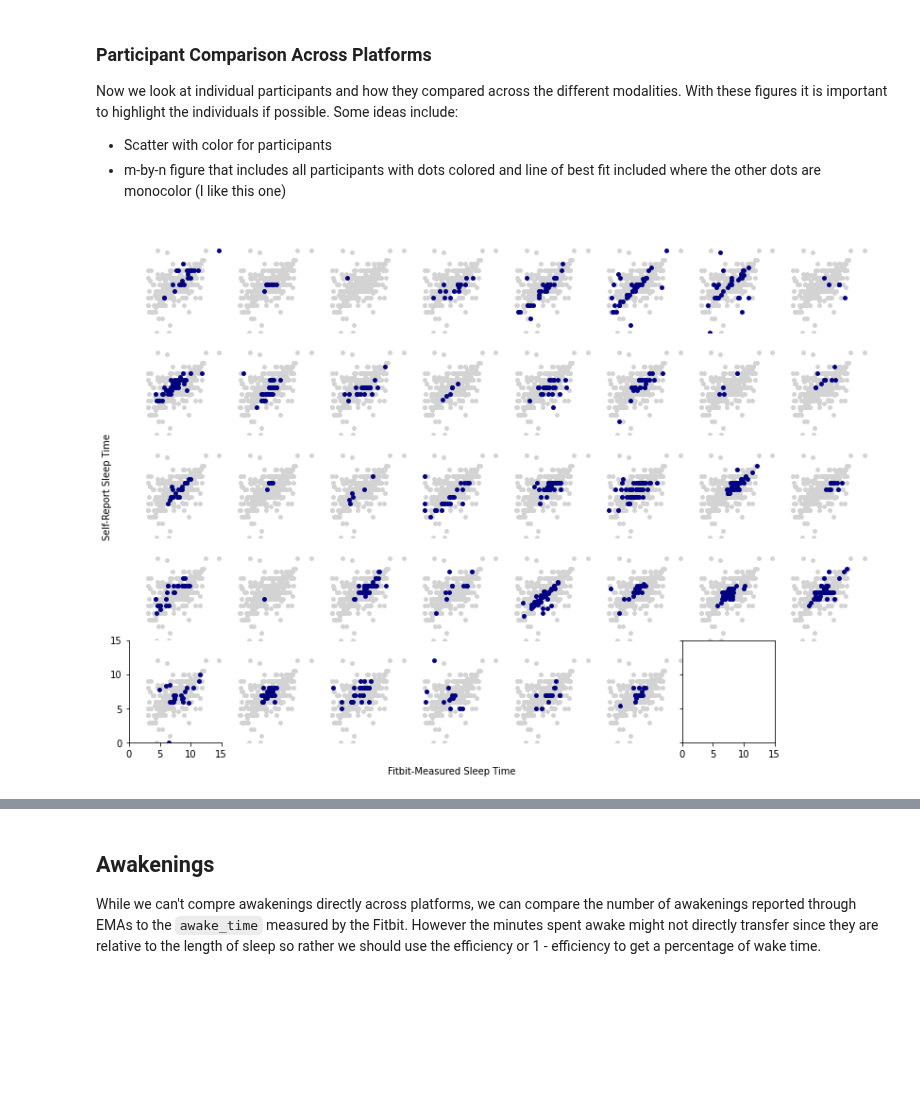
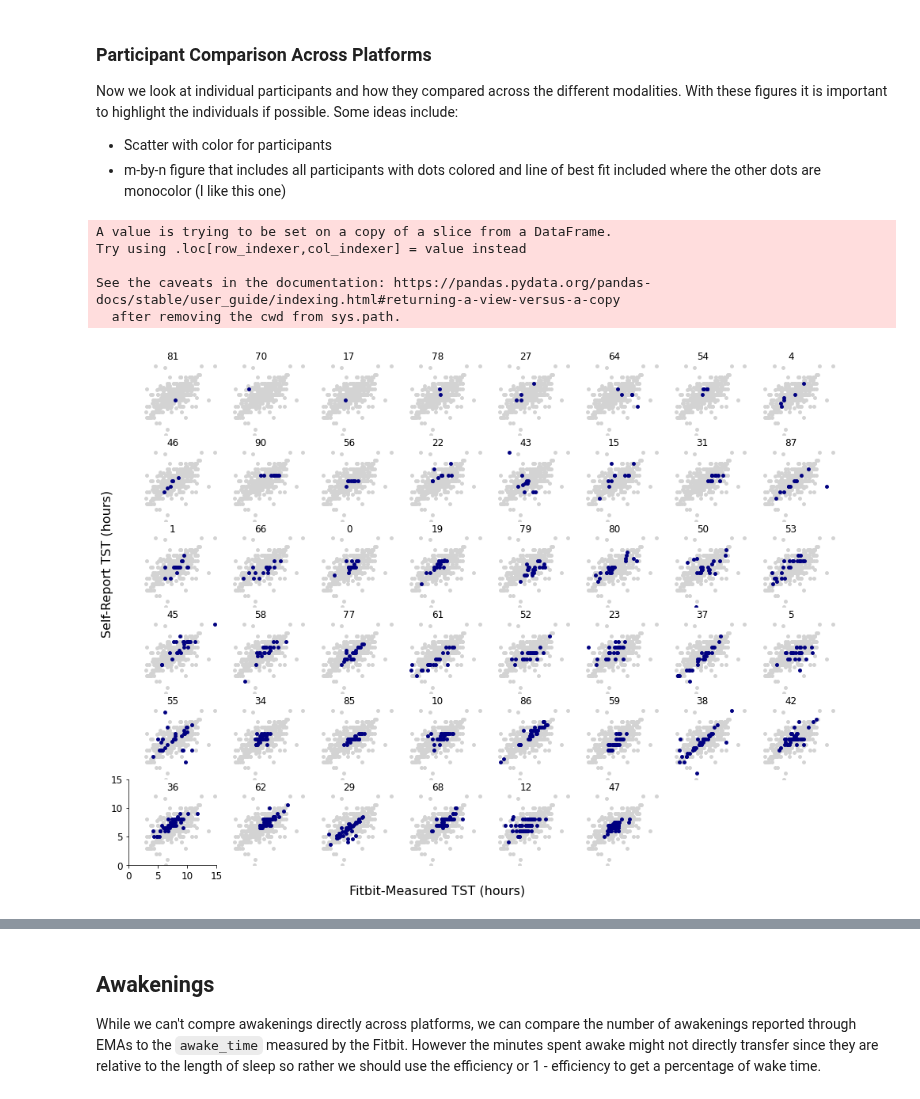
Before and after one commit to intelligent-environments-lab/utx000, a Jupyter notebook: notebooks/4.9.2-hef-fitbit_beiwe-sleep_comparisions.ipynb, the cells around one changed output, grey strips where cells are left out. Saved outputs shown, nothing was run; the diff lists cells and outputs as text; code cells hidden in the pictures; blank space fills up the shorter version.

```diff
--- a/notebooks/4.9.2-hef-fitbit_beiwe-sleep_comparisions.ipynb
+++ b/notebooks/4.9.2-hef-fitbit_beiwe-sleep_comparisions.ipynb
@@ -412,36 +419,59 @@ plot_tst_comparision_histograms(reduced_sleep_z)
 Now we look at individual participants and how they compared across the different modalities. With these figures it is important to highlight the individuals if possible. Some ideas include:
 - Scatter with color for participants
 - m-by-n figure that includes all participants with dots colored and line of best fit included where the other dots are monocolor (I like this one)
+# %%
+sorted_combined_sleep = pd.DataFrame()
+for pt in combined_sleep["redcap"].unique():
+    temp = combined_sleep[combined_sleep["redcap"] == pt]
+    temp["n"] = len(temp)
+    sorted_combined_sleep = sorted_combined_sleep.append(temp)
+
+sorted_combined_sleep.sort_values(["n"],ascending=True,inplace=True)
+# %% [output]
+A value is trying to be set on a copy of a slice from a DataFrame.
+Try using .loc[row_indexer,col_indexer] = value instead
+
+See the caveats in the documentation: https://pandas.pydata.org/pandas-docs/stable/user_guide/indexing.html#returning-a-view-versus-a-copy
+  after removing the cwd from sys.path.
 # %%
-def plot_sleep_metric_vs_all(df=combined_sleep,var="tst",save=False,figure_note=""):
+def plot_sleep_metric_vs_all(df=combined_sleep,var="tst",by_var="redcap",save=False,figure_note=""):
     """
     Plots a sleep metric for each participant over the aggregate scatter
     """
-    fig, axes = plt.subplots(5,8,figsize=(14,10),sharex='col',sharey='row')
-    for pt, ax in zip(combined_sleep['beiwe'].unique(),axes.flat):
-        pt_df = combined_sleep[combined_sleep['beiwe'] == pt]
-        nonpt_df = combined_sleep[combined_sleep['beiwe'] != pt]
+    r = 6
+    c = 8
+    fig, axes = plt.subplots(r,c,figsize=(c*2,r*2),sharex='col',sharey='row')
+    for pt, ax in zip(df[by_var].unique(),axes.flat):
+        pt_df = df[df[by_var] == pt]
+        nonpt_df = df[df[by_var] != pt]
         ax.scatter(nonpt_df['tst_fb'],nonpt_df['tst_ema'],s=15,color='lightgray',zorder=1)
         ax.scatter(pt_df['tst_fb'],pt_df['tst_ema'],s=15,color='navy',zorder=2)
         ax.set_xlim([0,15])
         ax.set_ylim([0,15])
+        ax.set_title(str(pt)[:-2],y=0.87,pad=0)
         ax.axis('off')
 
+    if r*c > len(df[by_var].unique()):
+        for i in range(len(df[by_var].unique()),r*c,1):
+            axes.flat[i].axis("off")
+
     # Hard-code annotating
-    axes[4,0].axis('on')
-    axes[4,0].set_xticks([0,5,10,15])
-    axes[4,0].set_yticks([0,5,10,15])
+    axes[r-1,0].axis('on')
+    axes[r-1,0].set_xticks([0,5,10,15])
+    plt.setp(axes[r-1,0].get_xticklabels(), ha="center", rotation=0, fontsize=12)
+    axes[r-1,0].set_yticks([0,5,10,15])
+    plt.setp(axes[r-1,0].get_yticklabels(), ha="right", rotation=0, fontsize=12)
     for loc in ["top","right"]:
-        axes[4,0].spines[loc].set_visible(False)
-    axes[2,0].text(-3.5,7.5,'Self-Report Sleep Time',rotation=90,ha='center',va='center')
-    axes[4,3].text(7.5,-3.5,'Fitbit-Measured Sleep Time',ha='center',va='top')
+        axes[r-1,0].spines[loc].set_visible(False)
+    axes[2,0].text(-3.5,7.5,'Self-Report TST (hours)',rotation=90,ha='center',va='center',fontsize=16)
+    axes[r-1,3].text(7.5,-3.5,'Fitbit-Measured TST (hours)',ha='center',va='top',fontsize=16)
     plt.subplots_adjust(wspace=0,hspace=0)
     plt.axis('off')
     if save:
-        plt.savefig(f'../reports/figures/ema_vs_fitbit/fitbit-beiwe-{var}-{var}-comprehensive-scatter.pdf')
+        plt.savefig(f"../../papers/5eea5276044b790001ee5687/figures/fitbit-beiwe-{var}-{var}-comprehensive-scatter.pdf",bbox_inches="tight")
     plt.show()
     plt.close()
-# %%
-plot_sleep_metric_vs_all()
-# %% [output]
-[figure, removed]
+# %%
+plot_sleep_metric_vs_all(df=sorted_combined_sleep,save=True)
+# %% [output]
+[figure, added]
```
Also changed, not shown: parts of 13 cells of this notebook, 1 other file.
